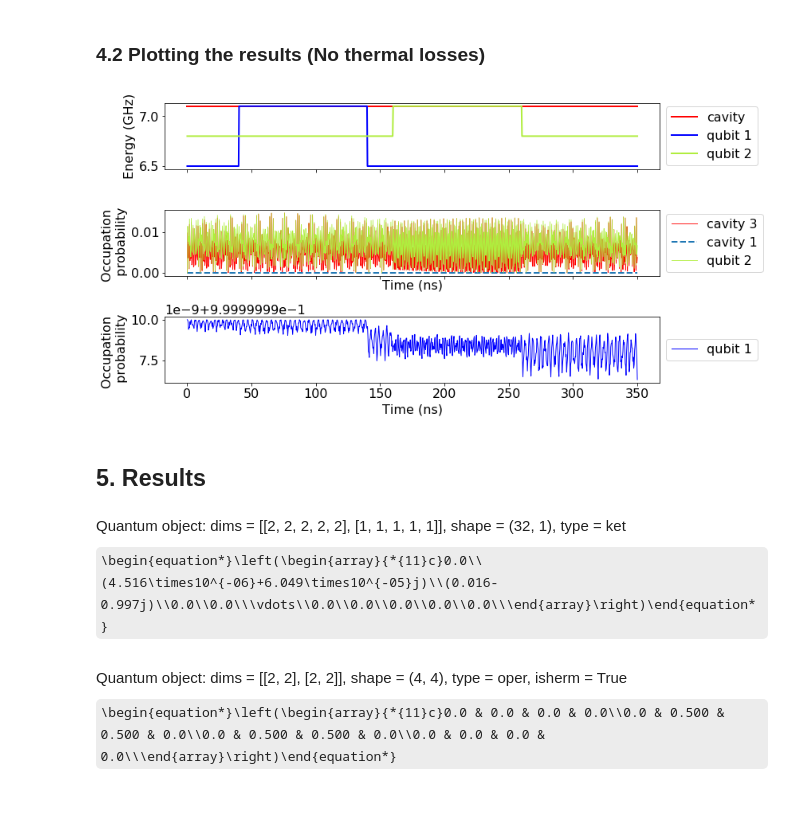
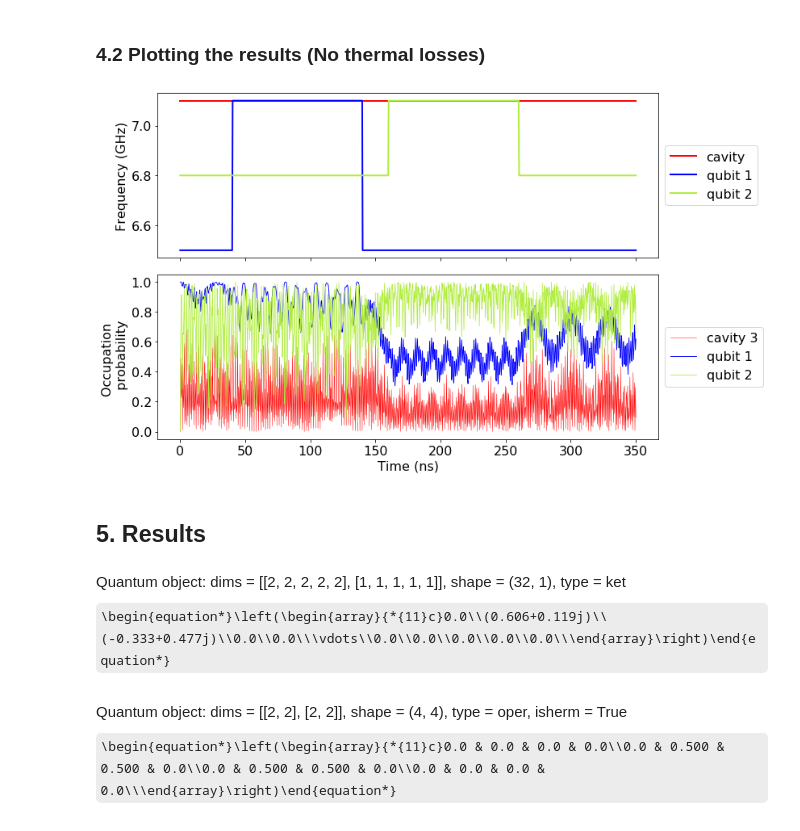
Before and after one commit to SoumyaShreeram/Qubit, a Jupyter notebook: control gates/iSWAP gate without thermal losses.ipynb, the cells around one changed output. Drawn from its saved outputs; the diff is of its cells as text; code cells hidden in the pictures; some formulas as TeX source.

```diff
--- a/control gates/iSWAP gate without thermal losses.ipynb
+++ b/control gates/iSWAP gate without thermal losses.ipynb
@@ -125,7 +126,7 @@ Hq2 = Hqubit(sz2)
 H_f1 = tensor(destroy(N),create(N),qeye(N),qeye(2), qeye(2)) + tensor(create(N),destroy(N),qeye(N),qeye(2), qeye(2))
 H_f2 = tensor(qeye(N),create(N),destroy(N),qeye(2), qeye(2)) + tensor(qeye(N),destroy(N),create(N),qeye(2), qeye(2))
 
-Hf = numOp(a1) + numOp(a1) + numOp(a1)
+Hf = numOp(a1) + numOp(a2) + numOp(a3)
 H_f12 = g_f1*H_f1+g_f2*H_f2
 
 # Qubit-Filter Hamiltonian
@@ -191,30 +192,26 @@ res = mesolve(H_t, psi0, times, c_ops, [])
 # %% [markdown]
 ### 4.2 Plotting the results (No thermal losses)
 # %%
-fig, axes = plt.subplots(3, 1, sharex=True, figsize=(12,6))
+fig, axes = plt.subplots(2, 1, sharex=True, figsize=(12,7))
 
 axes[0].plot(times, np.array(list(map(wf_t, times))) / (2*pi), 'r', linewidth=2, label="cavity")
 axes[0].plot(times, np.array(list(map(w1_t, times))) / (2*pi), 'b', linewidth=2, label="qubit 1")
 axes[0].plot(times, np.array(list(map(w2_t, times))) / (2*pi), '#b0ed3e', linewidth=2, label="qubit 2")
-axes[0].set_ylabel("Energy (GHz)", fontsize=16)
+axes[0].set_ylabel("Frequency (GHz)", fontsize=16)
 axes[0].legend(loc = 'center left', bbox_to_anchor = (1.0, 0.5))
 
-axes[1].plot(times, np.real(expect(numOp(a3), res.states)), 'r', linewidth=0.9, label="cavity 3")
-axes[1].plot(times, np.real(expect(numOp(a1), res.states)), '--', linewidth=2, label="cavity 1")
+#axes[1].plot(times, np.real(expect(numOp(a1), res.states)), '--', linewidth=2, label="cavity 1")
+axes[1].plot(times, np.real(expect(numOp(a3), res.states)), 'r', linewidth=0.5, label="cavity 3")
+axes[1].plot(times, np.real(expect(n1, res.states)), 'b', linewidth=0.9, label="qubit 1")
 axes[1].plot(times, np.real(expect(n2, res.states)), '#b0ed3e', linewidth=0.8, label="qubit 2")
 axes[1].set_xlabel("Time (ns)")
 axes[1].set_ylabel("Occupation \n probability")
 axes[1].legend(loc = 'center left', bbox_to_anchor = (1.0, 0.5))
 
-axes[2].plot(times, np.real(expect(n1, res.states)), 'b', linewidth=1, label="qubit 1")
-axes[2].set_xlabel("Time (ns)")
-axes[2].set_ylabel("Occupation \n probability")
-#axes[2].set_ylim(0.8, 1.2)
-axes[2].legend(loc = 'center left', bbox_to_anchor = (1.0, 0.5))
 
 fig.tight_layout()
 # %% [output]
-[figure, old version]
+[figure, new version]
 # %% [markdown]
 ## 5. Results
 # %%
@@ -225,7 +222,7 @@ rho_final = res.states[-1]
 rho_qubits = ptrace(rho_final, [1,2])
 rho_final
 # %% [output]
-Quantum object: dims = [[2, 2, 2, 2, 2], [1, 1, 1, 1, 1]], shape = (32, 1), type = ket\begin{equation*}\left(\begin{array}{*{11}c}0.0\\(4.516\times10^{-06}+6.049\times10^{-05}j)\\(0.016-0.997j)\\0.0\\0.0\\\vdots\\0.0\\0.0\\0.0\\0.0\\0.0\\\end{array}\right)\end{equation*}
+Quantum object: dims = [[2, 2, 2, 2, 2], [1, 1, 1, 1, 1]], shape = (32, 1), type = ket\begin{equation*}\left(\begin{array}{*{11}c}0.0\\(0.606+0.119j)\\(-0.333+0.477j)\\0.0\\0.0\\\vdots\\0.0\\0.0\\0.0\\0.0\\0.0\\\end{array}\right)\end{equation*}
 # %%
 # compare to the ideal result of the sqrtiswap gate (plus phase correction) for the current initial state
 rho_qubits_ideal = ket2dm(tensor(phasegate(0), phasegate(-pi/2)) * sqrtiswap() * tensor(basis(2,1), basis(2,0)))
```
Also changed, not shown: parts of 3 cells of this notebook, 3 other files.
